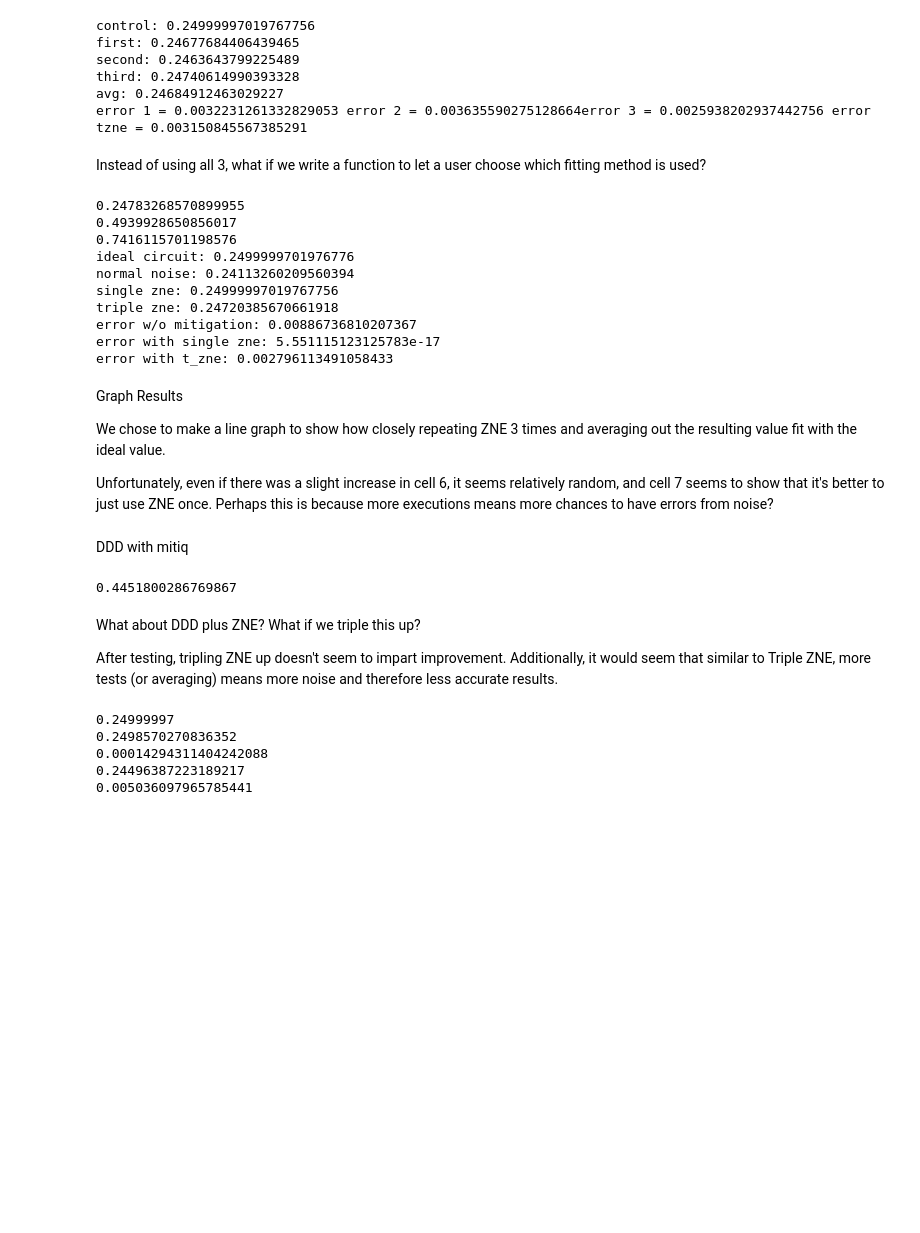
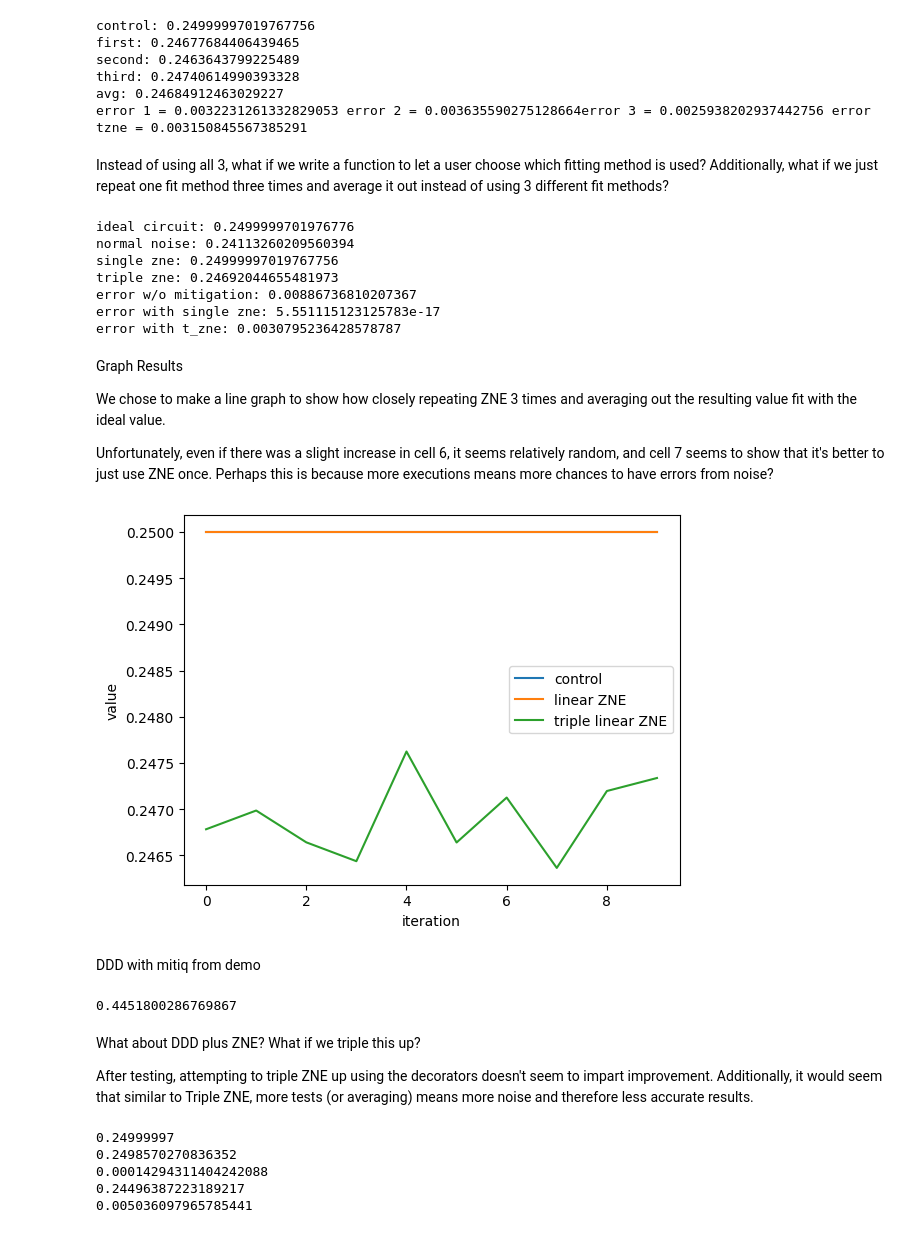
Before and after one commit to MChang360686/QRISE2024, a Jupyter notebook: test.ipynb, the cells around one changed output. Drawn from its saved outputs; the diff is of its cells as text; code cells hidden in the pictures; blank space fills up the shorter version.

```diff
--- a/test.ipynb
+++ b/test.ipynb
@@ -229,7 +229,7 @@ third: 0.24740614990393328
 avg: 0.24684912463029227
 error 1 = 0.0032231261332829053 error 2 = 0.003635590275128664error 3 = 0.0025938202937442756 error tzne = 0.003150845567385291
 # %% [markdown]
-Instead of using all 3, what if we write a function to let a user choose which fitting method is used?
+Instead of using all 3, what if we write a function to let a user choose which fitting method is used?  Additionally, what if we just repeat one fit method three times and average it out instead of using 3 different fit methods?
 # %%
 import mitiq
 from mitiq.zne.inference import RichardsonFactory, LinearFactory, ExpFactory
@@ -239,7 +239,7 @@ frontend="cirq"
 
 a, b, c = cirq.LineQubit.range(3)
 
-c = cirq.Circuit(
+circuit = cirq.Circuit(
     cirq.H(a),
     cirq.CNOT(a, b),
     cirq.CNOT(b, c),
@@ -281,28 +281,28 @@ def execute_t_zne(circuit, factory_type):
                 factory = LinearFactory([1, 4, 7])
                 factory.run(circuit, execute)
                 sum += factory.reduce()
-                print(sum)
+                #print(sum)
             return sum / 3
         case 'e':
             for i in range(0, 3):
                 factory = ExpFactory([1, 4, 7])
                 factory.run(circuit, execute)
                 sum += factory.reduce()
-                print(sum)
+                #print(sum)
             return sum / 3
         case 'r':
             for i in range(0, 3):
                 factory = RichardsonFactory([1, 4, 7])
                 factory.run(circuit, execute)
                 sum += factory.reduce()
-                print(sum)
+                #print(sum)
             return sum / 3
 
 zne_factory_type = input("Please enter a fitting method (l, e, r)")
-control_no_noise = execute_no_noise(c)
-control_noise = execute(c)
-zne_single = zne(c)
-t_zne = execute_t_zne(c, zne_factory_type)
+control_no_noise = execute_no_noise(circuit)
+control_noise = execute(circuit)
+zne_single = zne(circuit)
+t_zne = execute_t_zne(circuit, zne_factory_type)
 print(f"ideal circuit: {control_no_noise}")
 print(f'normal noise: {control_noise}')
 print(f'single zne: {zne_single}')
@@ -311,16 +311,13 @@ print(f'error w/o mitigation: {abs(control_no_noise - control_noise)}')
 print(f'error with single zne: {abs(control_no_noise - zne_single)}')
 print(f'error with t_zne: {abs(control_no_noise - t_zne)}')
 # %% [output]
-0.24783268570899955
-0.4939928650856017
-0.7416115701198576
 ideal circuit: 0.2499999701976776
 normal noise: 0.24113260209560394
 single zne: 0.24999997019767756
-triple zne: 0.24720385670661918
+triple zne: 0.24692044655481973
 error w/o mitigation: 0.00886736810207367
 error with single zne: 5.551115123125783e-17
-error with t_zne: 0.002796113491058433
+error with t_zne: 0.0030795236428578787
 # %% [markdown]
 Graph Results
 
@@ -332,5 +327,35 @@ import matplotlib as plt
+# %%
+import mitiq
+from mitiq.zne.inference import RichardsonFactory, LinearFactory, ExpFactory
+import cirq
+import warnings
+import matplotlib.pyplot as plt
+
+warnings.filterwarnings('ignore')
+frontend="cirq"
+
+x = []
+control_y = []
+zne_y = []
+t_zne_y = []
+
+for i in range(0, 10):
+    x.append(i)
+    control_y.append(float(execute_no_noise(circuit)))
+    zne_y.append(zne(circuit))
+    t_zne_y.append(float(execute_t_zne(circuit, factory_type='l')))
+
+plt.plot(x, control_y, label="control")
+plt.plot(x, zne_y, label='linear ZNE')
+plt.plot(x, t_zne_y, label='triple linear ZNE')
+plt.xlabel("iteration")
+plt.ylabel("value")
+plt.legend()
+plt.show()
+# %% [output]
+[figure, added]
 # %% [markdown]
-DDD with mitiq
+DDD with mitiq from demo
 # %%
 from mitiq.benchmarks import generate_ghz_circuit
 from mitiq import ddd
@@ -347,5 +372,5 @@ ddd.execute_with_ddd(ghz, execute, rule=ddd.rules.xx)
 # %% [markdown]
 What about DDD plus ZNE?  What if we triple this up?
 
-After testing, tripling ZNE up doesn't seem to impart improvement.  Additionally, it would seem that similar to Triple ZNE, more tests (or averaging) means more noise and therefore less accurate results.
+After testing, attempting to triple ZNE up using the decorators doesn't seem to impart improvement.  Additionally, it would seem that similar to Triple ZNE, more tests (or averaging) means more noise and therefore less accurate results.
 # %%
```
Also changed, not shown: parts of 11 cells of this notebook.
